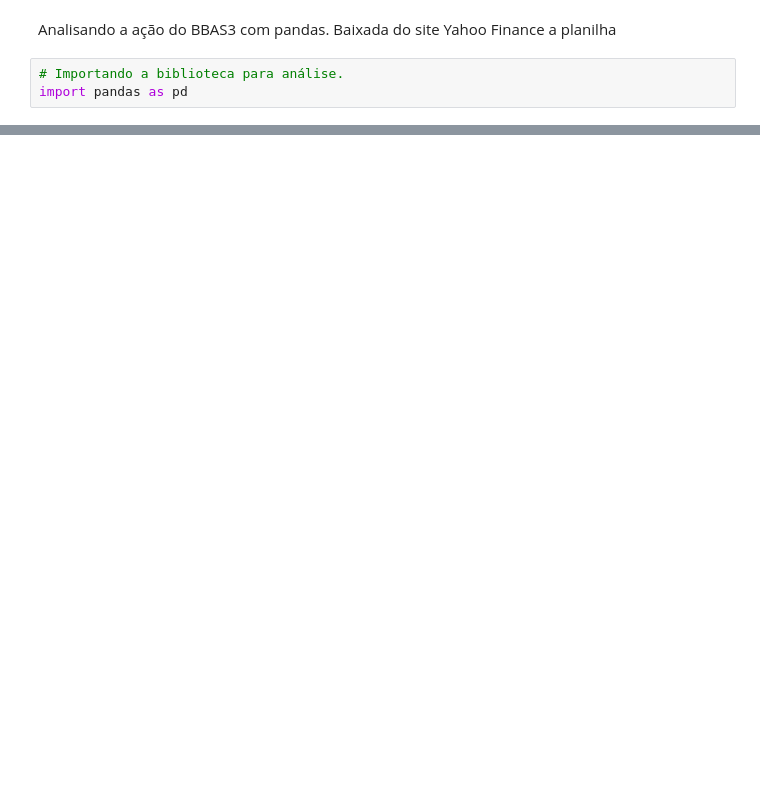
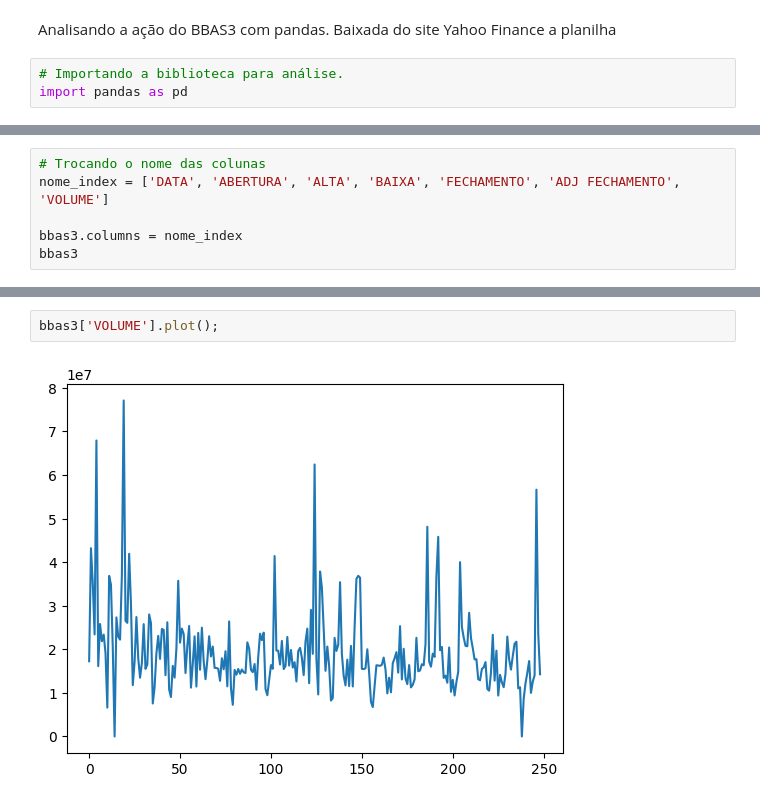
Before and after one commit to kalebeSS/Analisando-BB, a Jupyter notebook: sig.ipynb, the cells around one changed output, grey strips where cells are left out. Saved outputs shown, nothing was run; the diff lists cells and outputs as text; blank space fills up the shorter version.

```diff
--- a/sig.ipynb
+++ b/sig.ipynb
@@ -38,0 +89,6 @@ dtype: int64
+# %%
+# Trocando o nome das colunas
+nome_index = ['DATA', 'ABERTURA', 'ALTA', 'BAIXA', 'FECHAMENTO', 'ADJ FECHAMENTO', 'VOLUME']
+
+bbas3.columns = nome_index
+bbas3
@@ -38,0 +121,4 @@ dtype: int64
+# %%
+bbas3['VOLUME'].plot();
+# %% [output]
+[figure, added]
```
Also changed, not shown: parts of 10 cells of this notebook.
